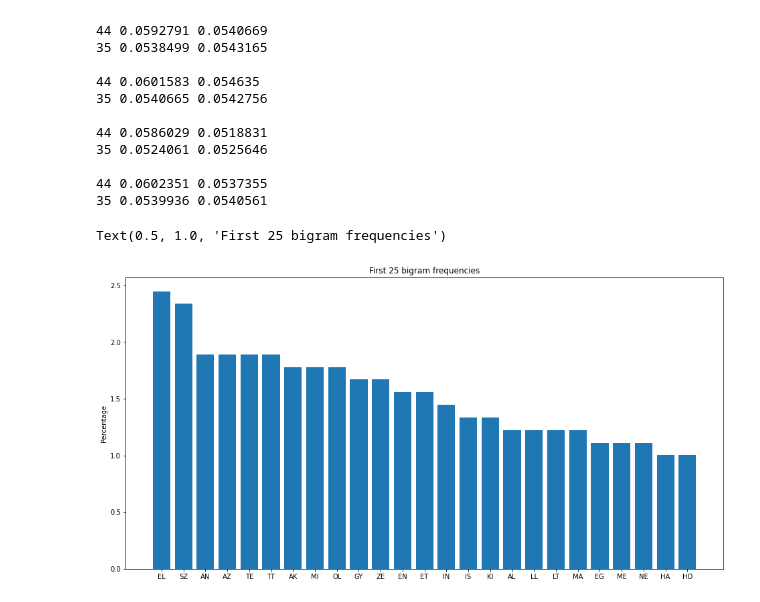
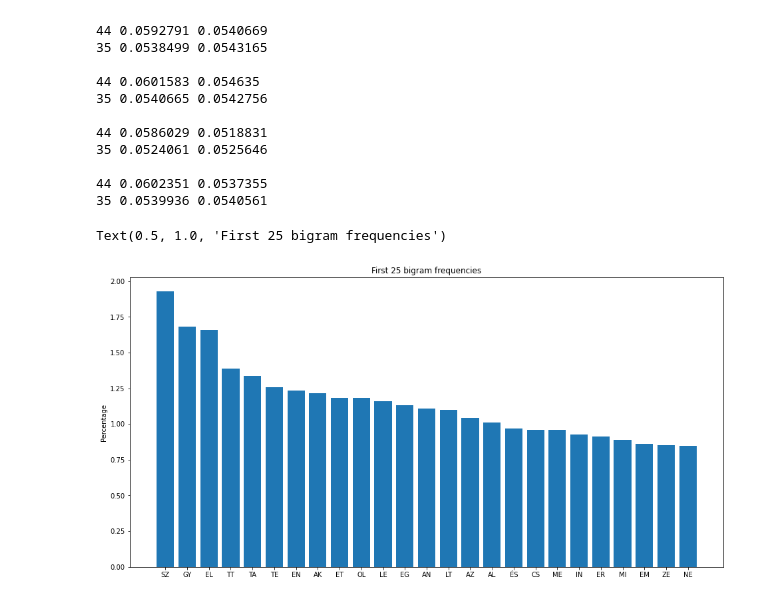
Before and after one commit to perendi/EnigmaSimulator, a Jupyter notebook: Hungarian letter frequency charts.ipynb, the cells around one changed output. Drawn from its saved outputs; the diff is of its cells as text; code cells hidden in the pictures.

```diff
--- a/Hungarian letter frequency charts.ipynb
+++ b/Hungarian letter frequency charts.ipynb
@@ -124,32 +124,32 @@ def calcBigramFreqs(alphabet, text):
     bigramList = []
     freqs = []
     count = 0
 
     for first in alphabet:
         if len(first) == 1:
             for second in alphabet:
                 if len(second) == 1:
                     bigramList.append([first.upper()+second.upper(), text.upper().count(first.upper()+second.upper())])
                     count += text.upper().count(first.upper()+second.upper())
 
     bigramList = sorted(bigramList, key=lambda tup:tup[1], reverse=True)
 
 
     for element in bigramList:
         element.append((element[1]/count)*100)
 
     return bigramList
 
 #Change text to analyse another text
-bigramList = calcBigramFreqs(ALPHABET_HUN, TEXT)
+bigramList = calcBigramFreqs(ALPHABET_HUN, TEXT5)
 
 xAxis = [e[0] for e in bigramList if e[2] != 0][:25]
 yAxis = [e[2] for e in bigramList if e[2] != 0][:25]
 
 plt.figure(figsize=(16,8))
 plt.bar(xAxis, yAxis)
 plt.ylabel('Percentage')
 plt.title('First 25 bigram frequencies')
 # %% [output]
 Text(0.5, 1.0, 'First 25 bigram frequencies')
-[figure, old version]
+[figure, new version]
```
Also changed, not shown: parts of 1 cell of this notebook.
